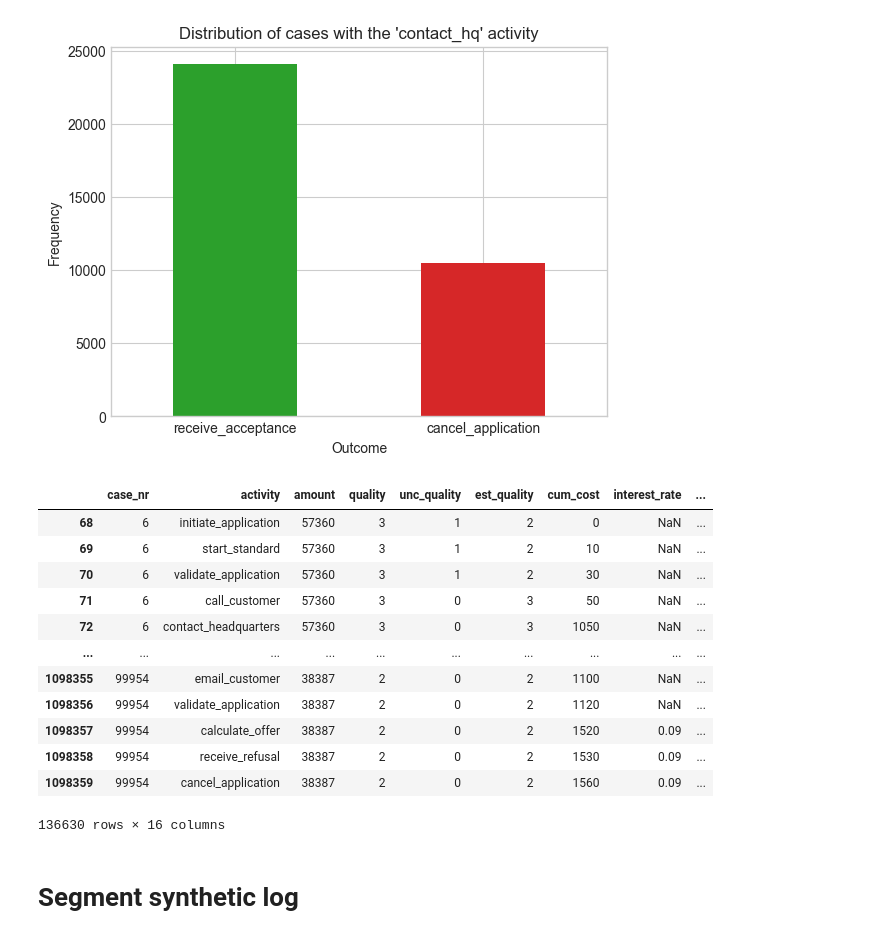
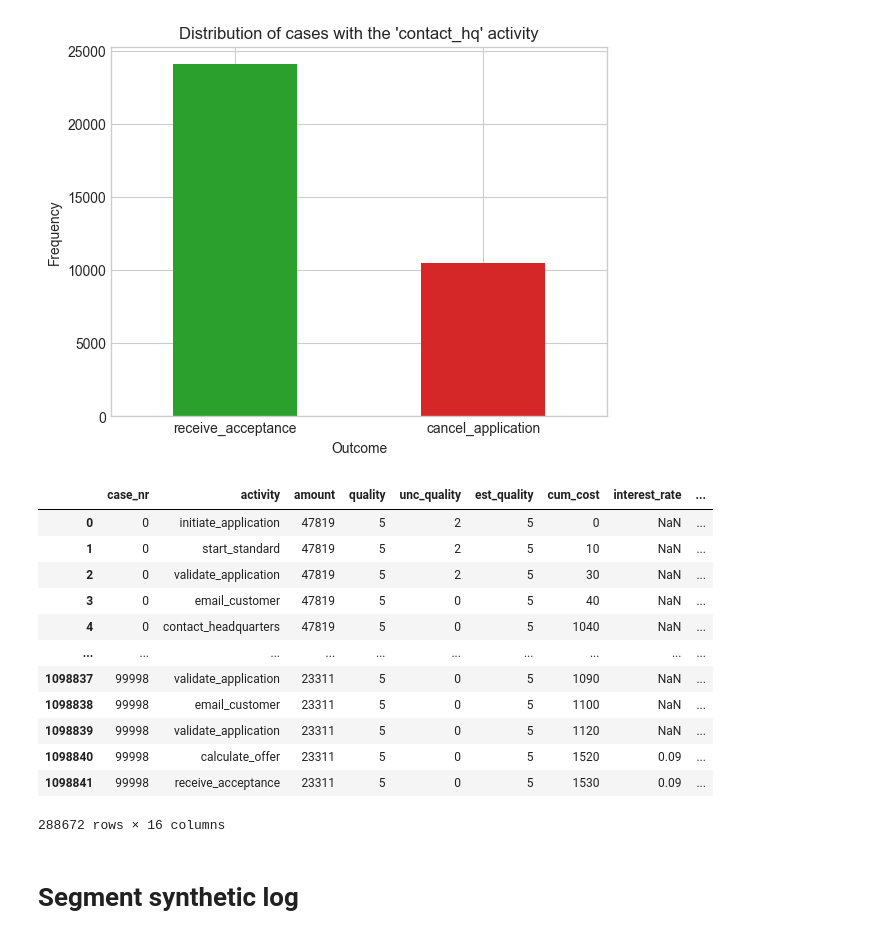
Before and after one commit to kSahatova/xAI-PPM, a Jupyter notebook: simbank_data_eda.ipynb, the cells around one changed output. Drawn from its saved outputs; the diff is of its cells as text; code cells hidden in the pictures.

```diff
--- a/simbank_data_eda.ipynb
+++ b/simbank_data_eda.ipynb
@@ -399,19 +398,19 @@ labeled_std_cancelled_contact_hq.to_csv(osp.join(output_path, "std_cancelled_wit
-# %%
-labeled_std_cancelled_contact_hq
-# %% [output]
-|  | case_nr | activity | amount | quality | unc_quality | est_quality | cum_cost | interest_rate | ... |
-| 68 | 6 | initiate_application | 57360 | 3 | 1 | 2 | 0 | NaN | ... |
-| 69 | 6 | start_standard | 57360 | 3 | 1 | 2 | 10 | NaN | ... |
-| 70 | 6 | validate_application | 57360 | 3 | 1 | 2 | 30 | NaN | ... |
-| 71 | 6 | call_customer | 57360 | 3 | 0 | 3 | 50 | NaN | ... |
-| 72 | 6 | contact_headquarters | 57360 | 3 | 0 | 3 | 1050 | NaN | ... |
-| ... | ... | ... | ... | ... | ... | ... | ... | ... | ... |
-| 1098355 | 99954 | email_customer | 38387 | 2 | 0 | 2 | 1100 | NaN | ... |
-| 1098356 | 99954 | validate_application | 38387 | 2 | 0 | 2 | 1120 | NaN | ... |
-| 1098357 | 99954 | calculate_offer | 38387 | 2 | 0 | 2 | 1520 | 0.09 | ... |
-| 1098358 | 99954 | receive_refusal | 38387 | 2 | 0 | 2 | 1530 | 0.09 | ... |
-| 1098359 | 99954 | cancel_application | 38387 | 2 | 0 | 2 | 1560 | 0.09 | ... |
-136630 rows × 16 columns
+# %%
+labeled_std_accepted_contact_hq
+# %% [output]
+|  | case_nr | activity | amount | quality | unc_quality | est_quality | cum_cost | interest_rate | ... |
+| 0 | 0 | initiate_application | 47819 | 5 | 2 | 5 | 0 | NaN | ... |
+| 1 | 0 | start_standard | 47819 | 5 | 2 | 5 | 10 | NaN | ... |
+| 2 | 0 | validate_application | 47819 | 5 | 2 | 5 | 30 | NaN | ... |
+| 3 | 0 | email_customer | 47819 | 5 | 0 | 5 | 40 | NaN | ... |
+| 4 | 0 | contact_headquarters | 47819 | 5 | 0 | 5 | 1040 | NaN | ... |
+| ... | ... | ... | ... | ... | ... | ... | ... | ... | ... |
+| 1098837 | 99998 | validate_application | 23311 | 5 | 0 | 5 | 1090 | NaN | ... |
+| 1098838 | 99998 | email_customer | 23311 | 5 | 0 | 5 | 1100 | NaN | ... |
+| 1098839 | 99998 | validate_application | 23311 | 5 | 0 | 5 | 1120 | NaN | ... |
+| 1098840 | 99998 | calculate_offer | 23311 | 5 | 0 | 5 | 1520 | 0.09 | ... |
+| 1098841 | 99998 | receive_acceptance | 23311 | 5 | 0 | 5 | 1530 | 0.09 | ... |
+288672 rows × 16 columns
 # %% [markdown]
 # **Segment synthetic log**
 # %%
```
Also changed, not shown: parts of 10 cells of this notebook, 26 other files.
